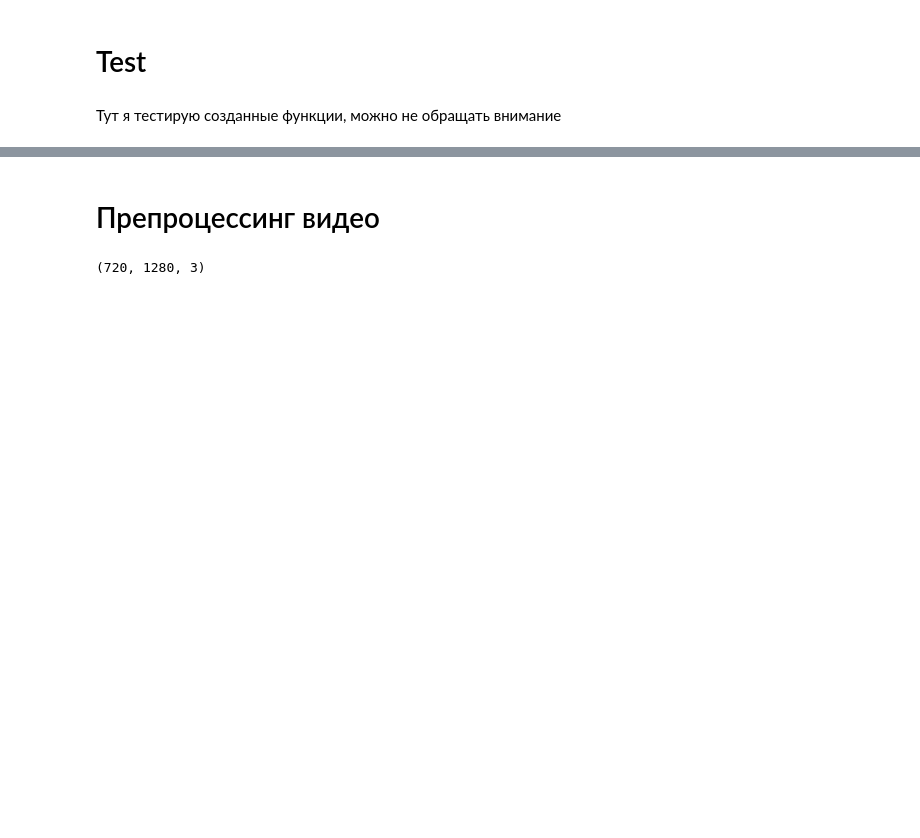
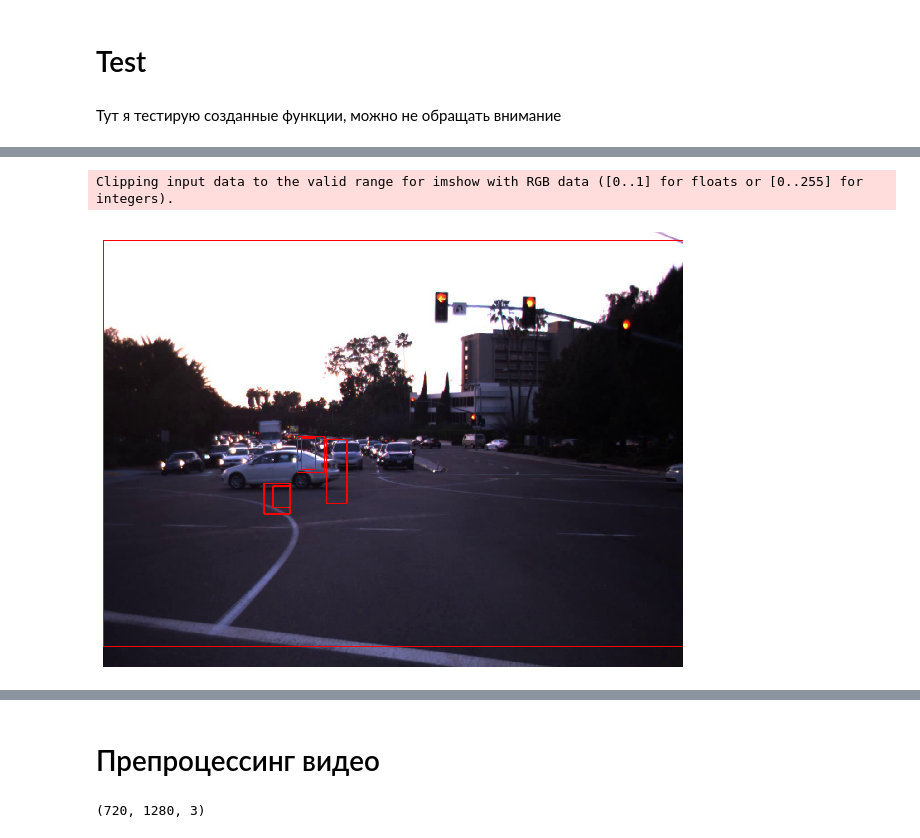
Before and after one commit to gvrva/Traffic-lights, a Jupyter notebook: data_preparation.ipynb, the cells around one changed output, grey strips where cells are left out. Cells and saved outputs as stored; diff of their text form; code cells hidden in the pictures; blank space fills up the shorter version.

```diff
--- a/data_preparation.ipynb
+++ b/data_preparation.ipynb
@@ -164,0 +154,21 @@ dayClip2--00515.jpg
+# %%
+cap = cv.VideoCapture("phase_1/video_0.MP4") # Вывод с видео файла
+length = int(cap.get(cv.CAP_PROP_FRAME_COUNT))
+dict_predictions = {}
+model.eval()
+for i in range(4):
+    ret, frame = cap.read()
+    print(frame.shape)
+    with torch.no_grad():
+        frame = torch.tensor(frame, dtype=torch.float32)
+        print(frame.shape)
+        frame = torch.reshape(frame, (3, frame.shape[0], frame.shape[1])).to(device)
+        print(frame.shape)
+        prediction = model(frame)
+        print(prediction)
+        dict_predictions[i]=[]
+        for j, box in enumerate(prediction['boxes']):
+            dict_predictions[i].append({j:list(map(str,box.cpu().numpy().astype(np.int32)))})
+
+with open('test_pred_video_0.txt', 'w') as outfile:
+    json.dump(dict_predictions, outfile)
@@ -176,3 +210,15 @@ print(predictions)
+# %%
+with open('test_pred.txt') as json_file:
+    data = json.load(json_file)
+    #для одного кадра
+    boxes = []
+    for box in data[str(0)]:
+        value = list(box.values())[0]
+        boxes.append(list(map(int, value)))
+    displayImage(images[0].cpu().numpy(), boxes, False)
+# %% [output]
+Clipping input data to the valid range for imshow with RGB data ([0..1] for floats or [0..255] for integers).
+[figure, added]
 # %%
 image = images[0].cpu().numpy()
 # %%
```
Also changed, not shown: parts of 12 cells of this notebook.
